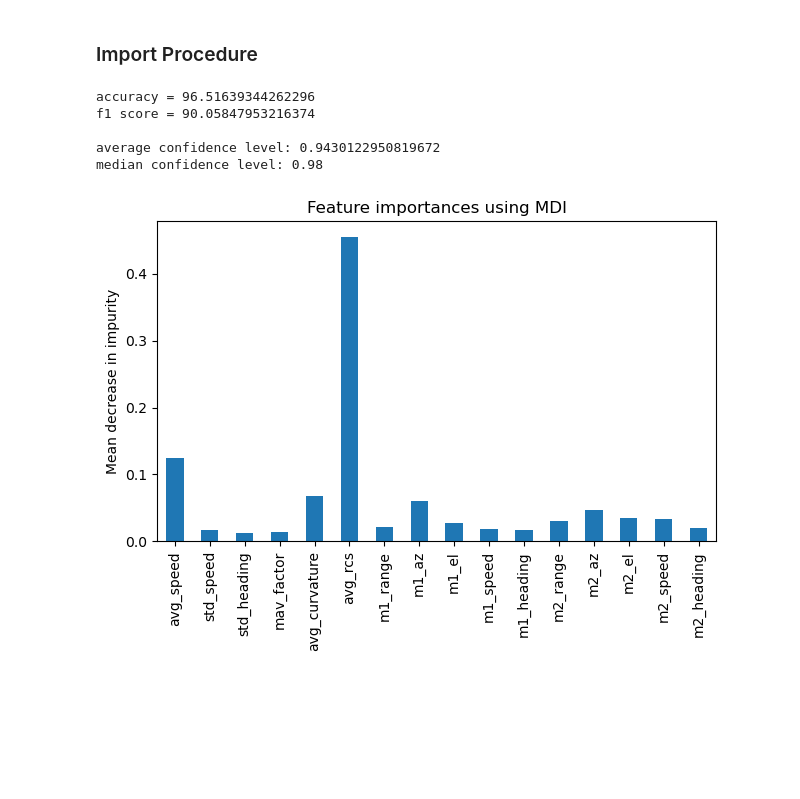
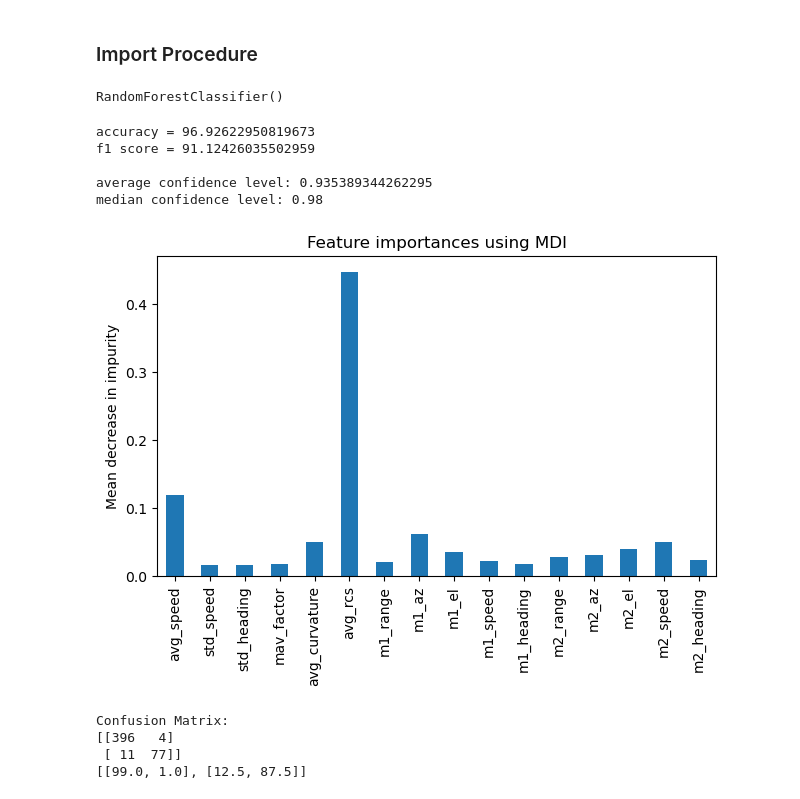
Before and after one commit to tuckerdickson/RADAR-Declutter, a Jupyter notebook: notebooks/feature_vectors.ipynb, the cells around one changed output. Drawn from its saved outputs; the diff is of its cells as text; code cells hidden in the pictures; blank space fills up the shorter version.

Commit message:
Feature Testing and best trained network with full feature set

```diff
--- a/notebooks/feature_vectors.ipynb
+++ b/notebooks/feature_vectors.ipynb
@@ -857,9 +858,11 @@ def calculate_fv(df, feature_list):
     for uuid, group in uuid_groups:
         calc_dict['UUID'].append(uuid)
         mean_speed = np.mean(group['Speed'])
-        calc_dict['avg_speed'].append(mean_speed)
+        if 'avg_speed' in feature_list:
+            calc_dict['avg_speed'].append(mean_speed)
         calc_dict['std_speed'].append(np.std(group['Speed'], ddof=1))
-        calc_dict['avg_rcs'].append(np.mean(group['Radar Cross Section']))
+        if 'avg_rcs' in feature_list:
+            calc_dict['avg_rcs'].append(np.mean(group['Radar Cross Section']))
         heading = calculate_heading(group)
         group = group.assign(Heading=heading)
         std_heading = np.std(heading, ddof=1)
@@ -992,11 +995,15 @@ feature_lists = {
     'no_avg_speed_rcs': feature_list_no_avg_speed_rcs
 }
 # %%
-datasets = [
-            dataset_config['Marked_Bird'],
-            dataset_config['Marked_Hostile'],
-            dataset_config['ECCO'],
-           ]
+sets = [
+    'Marked_Bird',
+    'Marked_Hostile',
+    'ECCO',
+    'High_Vel',
+]
+datasets = []
+for dataset in sets:
+    datasets.append(dataset_config[dataset])
 biologics_list, manmade_list = retrieve_datasets(datasets, usecols)
 # %%
 fv_df_list, uuids = generate_fvs(df_list=biologics_list + manmade_list, feature_list=feature_lists['full'])
@@ -1007,45 +1014,74 @@ fv_df_list, uuids = generate_fvs(df_list=biologics_list + manmade_list, feature_
 labels = generate_labels(df_list=biologics_list + manmade_list, uuids=uuids)
 # %%
 X_train, Y_train, X_test, Y_test = split_datasets(fv_df_list, labels)
+# %%
+# define the classifier
+rf = RandomForestClassifier()
+
+# fit model on training data
+rf.fit(X_train, Y_train)
+# %% [output]
+RandomForestClassifier()
 # %%
-# define the classifier
-rf = RandomForestClassifier()
-
-# fit model on training data
-rf.fit(X_train, Y_train)
 
 # use the trained model to generate predictions
 rf_pred = rf.predict(X_test)
 
 # get the confidence levels of each model
 rf_confidence_pair = rf.predict_proba(X_test)
 
 accuracy = metrics.accuracy_score(Y_test, rf_pred)
 print(f'accuracy = {100 * accuracy}')
 
-accuracy = metrics.f1_score(Y_test, rf_pred)
-print(f'f1 score = {100 * accuracy}')
+f1 = metrics.f1_score(Y_test, rf_pred)
+print(f'f1 score = {100 * f1}')
 
 rf_confidence = [max(pair) for pair in rf_confidence_pair]
 avg_rf_confidence = np.mean(rf_confidence)
 med_rf_confidence = np.median(rf_confidence)
 
 print(f'\naverage confidence level: {avg_rf_confidence}')
 print(f'median confidence level: {med_rf_confidence}')
+
+# Open the file in append mode
+with open('./plots/testing_results/acc_f1/output_(ecco_mb_md)_full_0414.txt', 'a') as file:
+    # Write some text to the end of the file
+    file.write('===================\n(ecco_mb_md)_full\n')
+    file.write(f'accuracy = {100 * accuracy}\n')
+    file.write(f'f1 score = {100 * f1}\n')
+    file.write(f'average confidence level: {avg_rf_confidence}\n')
+    file.write(f'median confidence level: {med_rf_confidence}\n')
+
 
 importance = rf.feature_importances_
 
 forest_importance = pd.Series(importance, index=list(X_train.columns))
 
 fig, ax = plt.subplots()
 forest_importance.plot.bar(ax=ax)
 ax.set_title("Feature importances using MDI")
 ax.set_ylabel("Mean decrease in impurity")
 fig.tight_layout()
+plt.savefig('./plots/testing_results/feature_importances/fi_(ecco_mb_md)_full_0414.png', bbox_inches='tight')
 # %% [output]
-accuracy = 96.51639344262296
-f1 score = 90.05847953216374
+accuracy = 96.92622950819673
+f1 score = 91.12426035502959
 
-average confidence level: 0.9430122950819672
+average confidence level: 0.935389344262295
 median confidence level: 0.98
-[figure, old version]
+[figure, new version]
+# %%
+cm = confusion_matrix(Y_test, rf_pred)
+print("Confusion Matrix:")
+print(cm)
+new_cm = [[0,0],[0,0]]
+for i in range(2):
+    tot = sum(cm[i])
+    for j in range(2):
+        new_cm[i][j] = float(cm[i][j] / tot) * 100
+print(new_cm)
+# %% [output]
+Confusion Matrix:
+[[396   4]
+ [ 11  77]]
+[[99.0, 1.0], [12.5, 87.5]]
```
Also changed, not shown: parts of 11 cells of this notebook, 1 other file.
